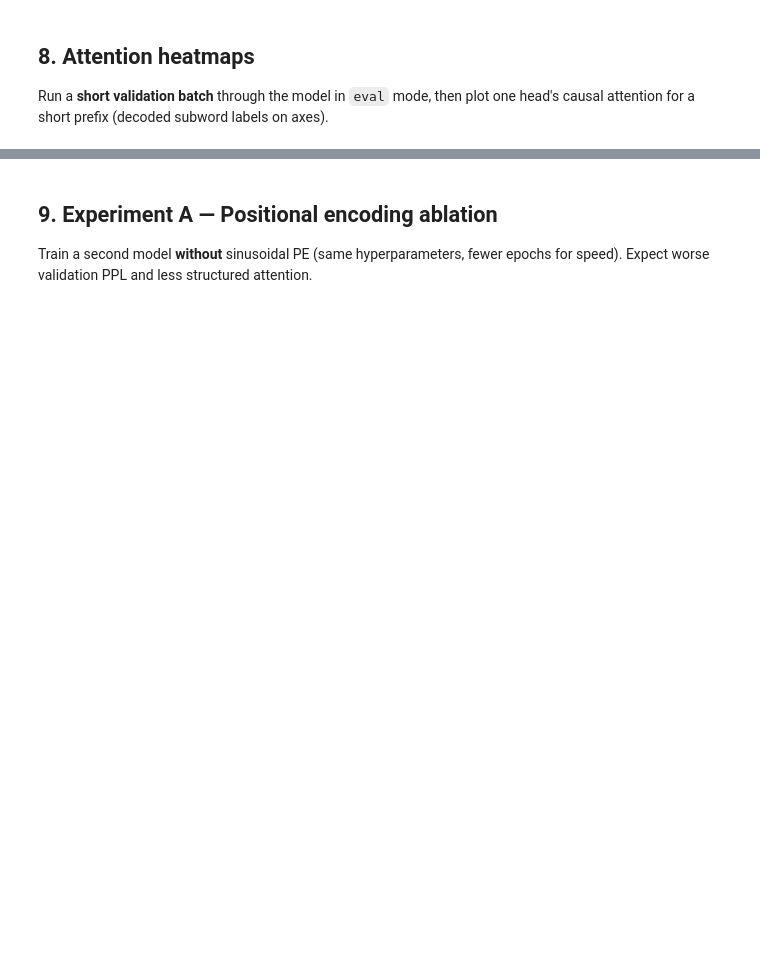
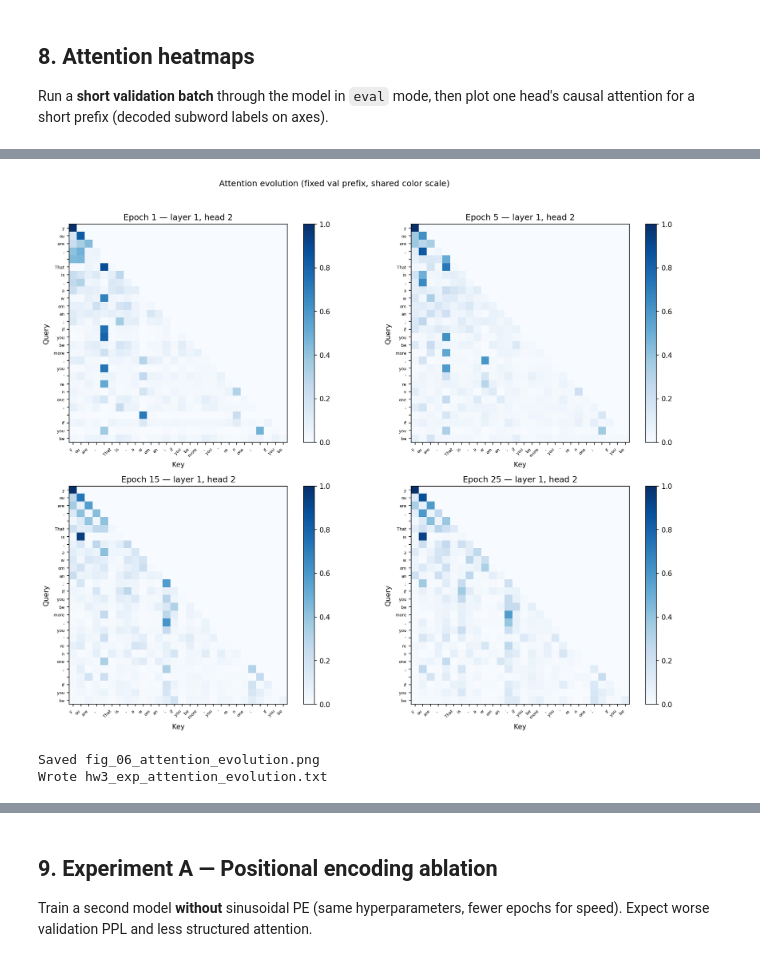
Before and after one commit to zz3231/COMS4995-Applied-Machine-Learning-HW, a Jupyter notebook: HW3/HW3.ipynb, the cells around one changed output, grey strips where cells are left out. Cells and saved outputs as stored; diff of their text form; code cells hidden in the pictures; blank space fills up the shorter version.

```diff
--- a/HW3/HW3.ipynb
+++ b/HW3/HW3.ipynb
@@ -292,6 +320,9 @@ D_FF = 512
 DROPOUT = 0.1
 LR = 3e-4
 EPOCHS = 25
+# Save model weights at these epochs for "attention evolution" plots (Experiment C). Set to [] to skip.
+SNAPSHOT_EPOCHS = [1, 5, 15, 25]
+CHECKPOINT_DIR = Path('checkpoints_hw3')
 PAD_ID = tokenizer.token_to_id('<pad>')
 
 model = TinyTransformerLM(
@@ -414,0 +513,65 @@ plot_attention_heatmap(model, xb[0], layer_idx=1, head_idx=2, max_len=28, fname=
+# %%
+def run_experiment_attention_evolution():
+    if not SNAPSHOT_EPOCHS:
+        print('Skip Experiment C: set SNAPSHOT_EPOCHS in §5 (e.g. [1,5,15,25]) and re-run training.')
+        return
+    snaps = sorted(SNAPSHOT_EPOCHS)
+    mats, ep_ppl = [], []
+    ref_model = TinyTransformerLM(
+        vocab_size=actual_vocab,
+        d_model=D_MODEL,
+        n_heads=N_HEADS,
+        n_layers=N_LAYERS,
+        d_ff=D_FF,
+        max_len=BLOCK_SIZE + 32,
+        dropout=DROPOUT,
+        use_pe=True,
+    ).to(DEVICE)
+    for ep in snaps:
+        ckpt = CHECKPOINT_DIR / f'main_ep{ep:02d}.pt'
+        if not ckpt.is_file():
+            print(f'Missing {ckpt}; run full training with SNAPSHOT_EPOCHS including {ep}.')
+            return
+        data = torch.load(ckpt, map_location=DEVICE)
+        ref_model.load_state_dict(data['model_state'])
+        with torch.no_grad():
+            a = _attention_map(ref_model, XB_FIXED, EVOL_LAYER, EVOL_HEAD, ATTN_MAX_LEN)
+        mats.append(a)
+        ep_ppl.append((ep, data.get('val_ppl', float('nan'))))
+    vmax = max(m.max() for m in mats)
+    T = mats[0].shape[0]
+    labels = ids_to_labels(XB_FIXED[:T].tolist())
+    n = len(snaps)
+    ncols = min(2, n)
+    nrows = (n + ncols - 1) // ncols
+    fig, axes = plt.subplots(nrows, ncols, figsize=(7 * ncols, 5.5 * nrows))
+    axes = np.atleast_1d(axes).ravel()
+    for ax, a, ep in zip(axes, mats, snaps):
+        im = ax.imshow(a, cmap='Blues', vmin=0, vmax=vmax)
+        ax.set_xticks(np.arange(T))
+        ax.set_yticks(np.arange(T))
+        ax.set_xticklabels(labels, rotation=45, ha='right', fontsize=6)
+        ax.set_yticklabels(labels, fontsize=6)
+        ax.set_xlabel('Key')
+        ax.set_ylabel('Query')
+        ax.set_title(f'Epoch {ep} — layer {EVOL_LAYER}, head {EVOL_HEAD}')
+        plt.colorbar(im, ax=ax, fraction=0.046)
+    for j in range(len(snaps), len(axes)):
+        axes[j].set_visible(False)
+    plt.suptitle('Attention evolution (fixed val prefix, shared color scale)', y=1.02)
+    plt.tight_layout()
+    plt.savefig(FIG_DIR / 'fig_06_attention_evolution.png', bbox_inches='tight')
+    plt.show()
+    print('Saved fig_06_attention_evolution.png')
+    lines = ['# Experiment C: attention evolution', f'layer={EVOL_LAYER} head={EVOL_HEAD} max_len={ATTN_MAX_LEN}', 'epoch val_ppl']
+    for ep, vp in ep_ppl:
+        lines.append(f'{ep} {vp}')
+    (FIG_DIR / 'hw3_exp_attention_evolution.txt').write_text('\n'.join(lines) + '\n')
+    print('Wrote hw3_exp_attention_evolution.txt')
+
+
+run_experiment_attention_evolution()
+# %% [output]
+[figure, added]
+Saved fig_06_attention_evolution.png
+Wrote hw3_exp_attention_evolution.txt
```
Also changed, not shown: parts of 20 cells of this notebook, 17 other files.
